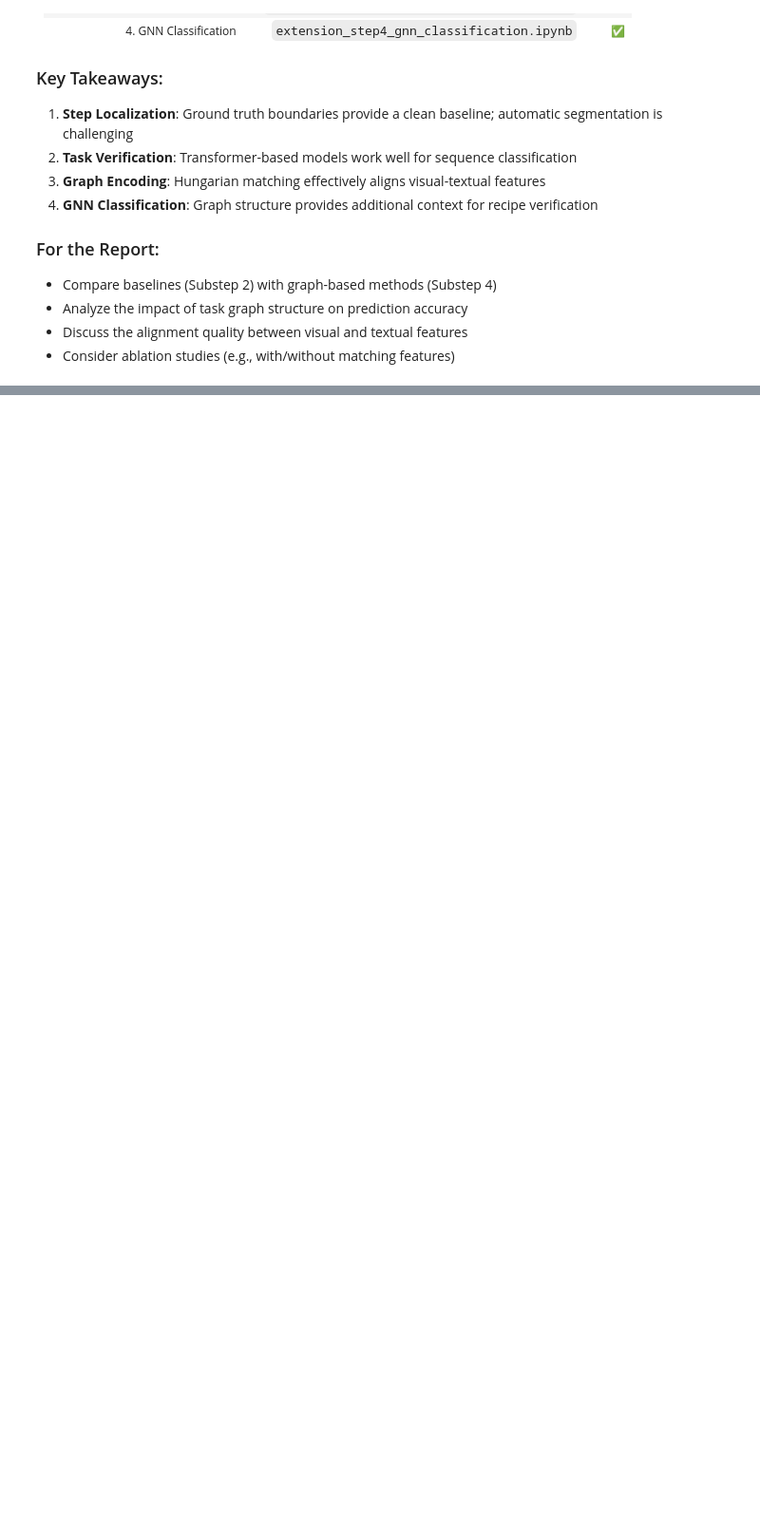
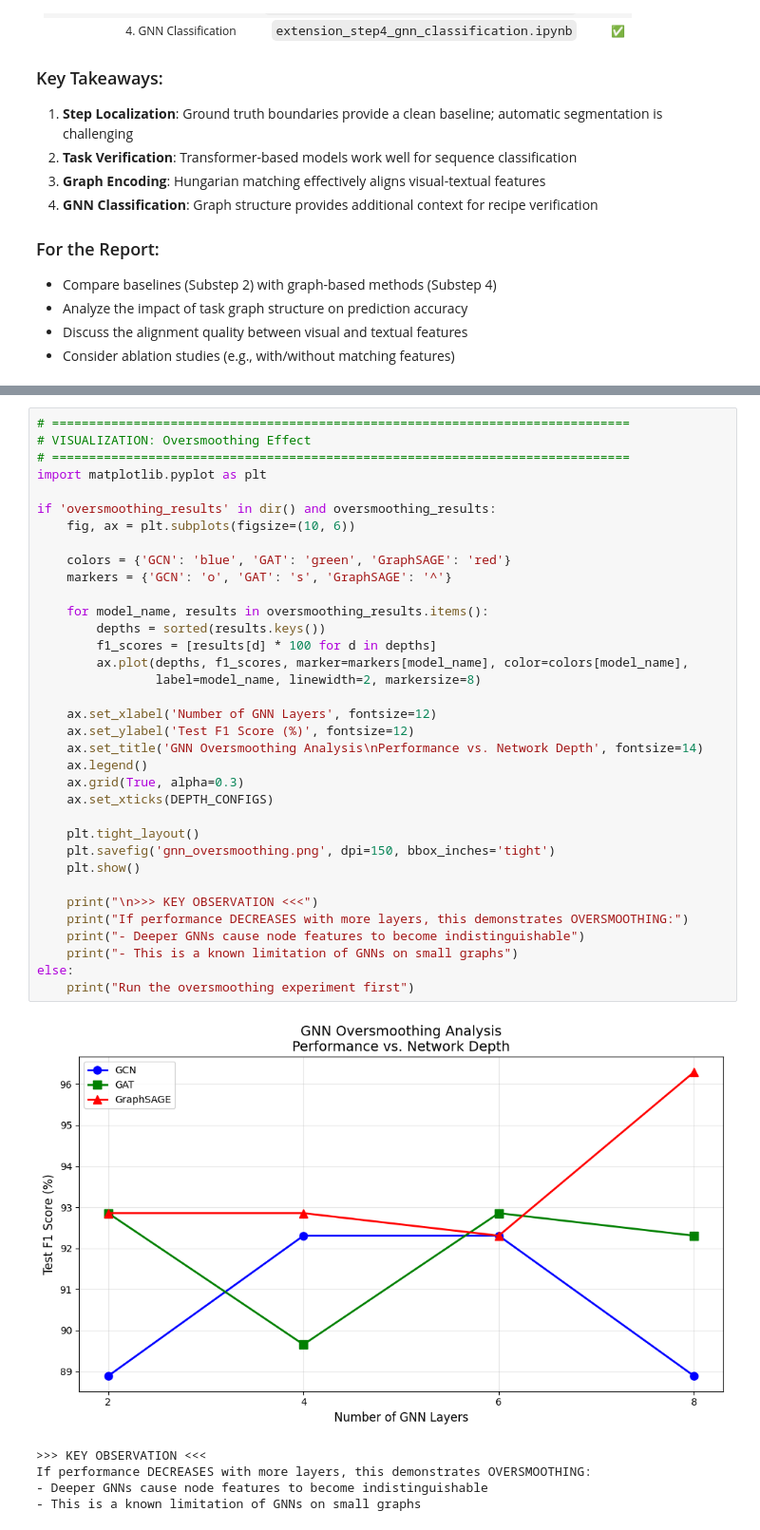
Before and after one commit to zeynepoztunc/aml-procedural-mistake-detection, a Jupyter notebook: extension_step4_gnn_classification.ipynb, the cells around one changed output, grey strips where cells are left out. Shown at 95% size. Saved outputs shown, nothing was run; the diff lists cells and outputs as text; blank space fills up the shorter version.

```diff
--- a/extension_step4_gnn_classification.ipynb
+++ b/extension_step4_gnn_classification.ipynb
@@ -848,0 +978,41 @@ You have now completed all substeps of the extension:
+# %%
+# ==============================================================================
+# VISUALIZATION: Oversmoothing Effect
+# ==============================================================================
+import matplotlib.pyplot as plt
+
+if 'oversmoothing_results' in dir() and oversmoothing_results:
+    fig, ax = plt.subplots(figsize=(10, 6))
+
+    colors = {'GCN': 'blue', 'GAT': 'green', 'GraphSAGE': 'red'}
+    markers = {'GCN': 'o', 'GAT': 's', 'GraphSAGE': '^'}
+
+    for model_name, results in oversmoothing_results.items():
+        depths = sorted(results.keys())
+        f1_scores = [results[d] * 100 for d in depths]
+        ax.plot(depths, f1_scores, marker=markers[model_name], color=colors[model_name],
+                label=model_name, linewidth=2, markersize=8)
+
+    ax.set_xlabel('Number of GNN Layers', fontsize=12)
+    ax.set_ylabel('Test F1 Score (%)', fontsize=12)
+    ax.set_title('GNN Oversmoothing Analysis\nPerformance vs. Network Depth', fontsize=14)
+    ax.legend()
+    ax.grid(True, alpha=0.3)
+    ax.set_xticks(DEPTH_CONFIGS)
+
+    plt.tight_layout()
+    plt.savefig('gnn_oversmoothing.png', dpi=150, bbox_inches='tight')
+    plt.show()
+
+    print("\n>>> KEY OBSERVATION <<<")
+    print("If performance DECREASES with more layers, this demonstrates OVERSMOOTHING:")
+    print("- Deeper GNNs cause node features to become indistinguishable")
+    print("- This is a known limitation of GNNs on small graphs")
+else:
+    print("Run the oversmoothing experiment first")
+# %% [output]
+[figure, added]
+>>> KEY OBSERVATION <<<
+If performance DECREASES with more layers, this demonstrates OVERSMOOTHING:
+- Deeper GNNs cause node features to become indistinguishable
+- This is a known limitation of GNNs on small graphs
```
Also changed, not shown: parts of 10 cells of this notebook, 1 other file.
